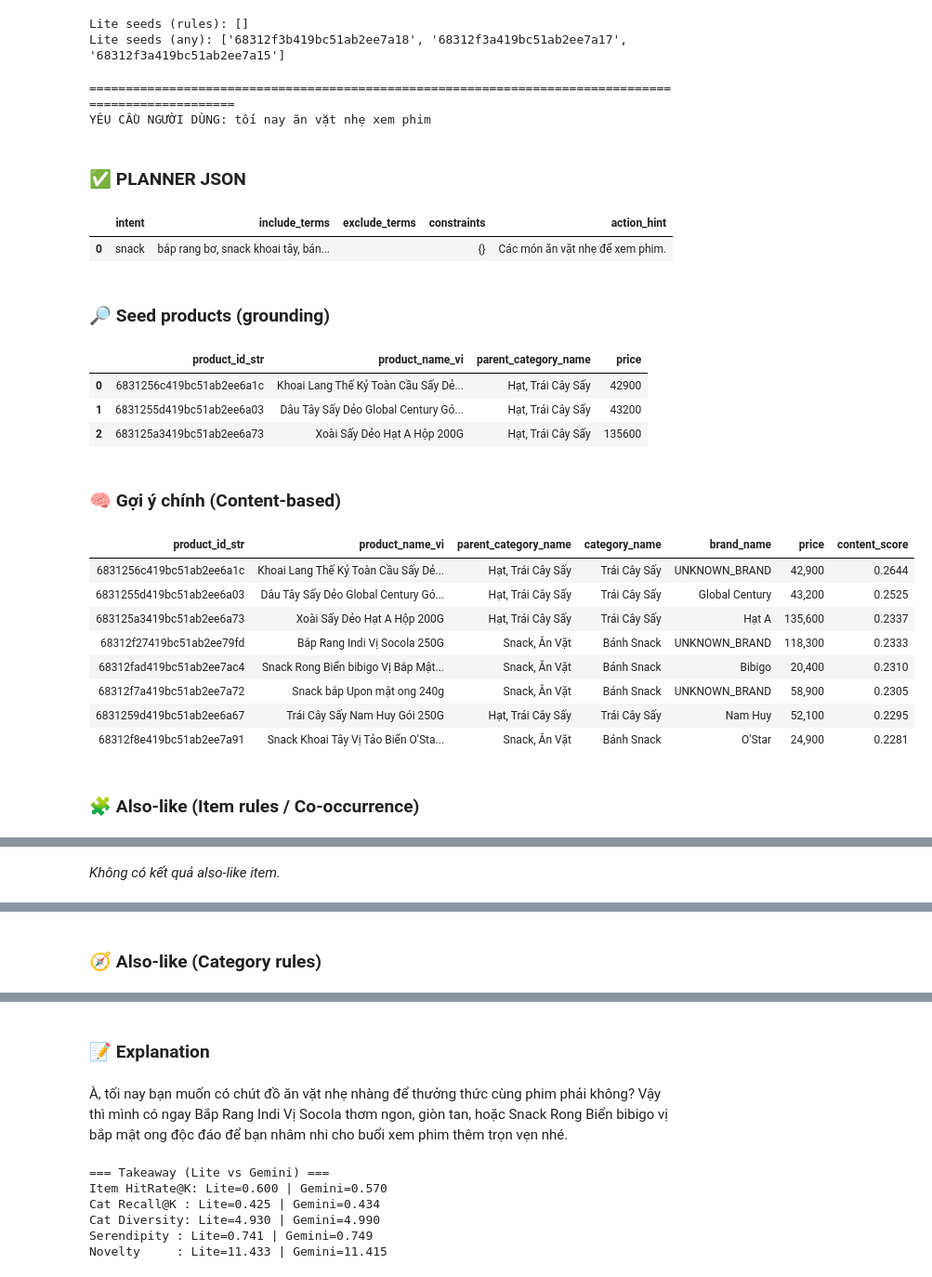
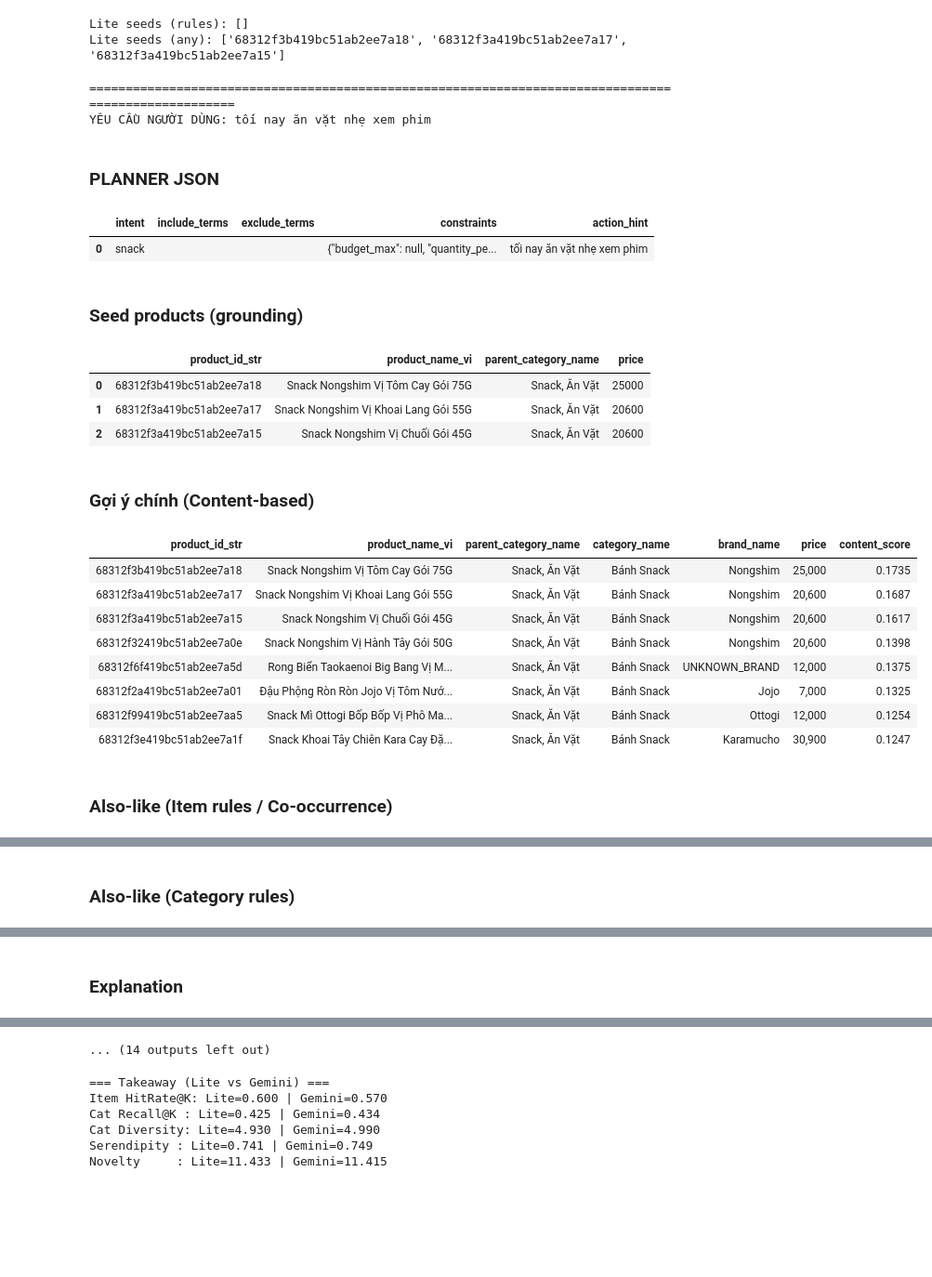
Before and after one commit to TranNhatMinh2012/DACNTT, a Jupyter notebook: LLMsRecommendation.ipynb, the cells around one changed output, grey strips where cells are left out. Shown at 93% size. Cells and saved outputs as stored; diff of their text form; code cells hidden in the pictures; blank space fills up the shorter version.

Commit message:
Update demo

```diff
--- a/LLMsRecommendation.ipynb
+++ b/LLMsRecommendation.ipynb
@@ -872,7 +872,7 @@ def show_recommendation(out: dict):
     print("="*100)
     print("YÊU CẦU NGƯỜI DÙNG:", out["query_raw"])
 
-    display(Markdown("### ✅ PLANNER JSON"))
+    display(Markdown("### PLANNER JSON"))
     display(pd.DataFrame([{
         "intent": plan.get("intent"),
         "include_terms": ", ".join(plan.get("include_terms", [])[:15]),
@@ -881,7 +881,7 @@ def show_recommendation(out: dict):
         "action_hint": plan.get("action_hint","")
     }]))
 
-    display(Markdown("### 🔎 Seed products (grounding)"))
+    display(Markdown("### Seed products (grounding)"))
     seed_rows = []
     for sid in out["seeds"]:
         if sid in prod_lookup.index:
@@ -894,18 +894,18 @@ def show_recommendation(out: dict):
             })
     display(pd.DataFrame(seed_rows))
 
-    display(Markdown("### 🧠 Gợi ý chính (Content-based)"))
+    display(Markdown("### Gợi ý chính (Content-based)"))
     main = out["main"][["product_id_str","product_name_vi","parent_category_name","category_name","brand_name","price","content_score"]]
     display(_style_table(main, ["content_score"]))
 
-    display(Markdown("### 🧩 Also-like (Item rules / Co-occurrence)"))
+    display(Markdown("### Also-like (Item rules / Co-occurrence)"))
     if out["also_item"].empty:
         display(Markdown("_Không có kết quả also-like item._"))
     else:
         cols = [c for c in ["product_id_str","product_name_vi","parent_category_name","category_name","brand_name","price","rule_score","co_count"] if c in out["also_item"].columns]
         display(_style_table(out["also_item"][cols], ["rule_score"]))
 
-    display(Markdown("### 🧭 Also-like (Category rules)"))
+    display(Markdown("### Also-like (Category rules)"))
     if out["also_cat"].empty:
         display(Markdown("_Không có kết quả also-like category._"))
     else:
@@ -913,41 +913,42 @@ def show_recommendation(out: dict):
         display(_style_table(out["also_cat"][cols], ["final_score"]))
 
     if out.get("explanation"):
-        display(Markdown("### 📝 Explanation"))
+        display(Markdown("### Explanation"))
         display(Markdown(out["explanation"]))
 # %%
 def demo(query_text: str, planner_mode="gemini", k_main=8, k_item=6, k_cat=6):
     out = recommend(
         query_text,
         planner_mode=planner_mode,
         k_main=k_main,
         k_item=k_item,
         k_cat=k_cat,
         explain=True
     )
     show_recommendation(out)
 
 # demo nhanh
+demo("tối nay ăn vặt nhẹ xem phim", planner_mode="lite", k_main=8, k_item=6, k_cat=6)
 demo("tối nay ăn vặt nhẹ xem phim", planner_mode="gemini", k_main=8, k_item=6, k_cat=6)
 # %% [output]
 ====================================================================================================
 YÊU CẦU NGƯỜI DÙNG: tối nay ăn vặt nhẹ xem phim
-### ✅ PLANNER JSON
+### PLANNER JSON
 |  | intent | include_terms | exclude_terms | constraints | action_hint |
-| 0 | snack | bắp rang bơ, snack khoai tây, bán... |  | {} | Các món ăn vặt nhẹ để xem phim. |
+| 0 | snack |  |  | {"budget_max": null, "quantity_pe... | tối nay ăn vặt nhẹ xem phim |
-### 🔎 Seed products (grounding)
+### Seed products (grounding)
 |  | product_id_str | product_name_vi | parent_category_name | price |
-| 0 | 6831256c419bc51ab2ee6a1c | Khoai Lang Thế Kỷ Toàn Cầu Sấy Dẻ... | Hạt, Trái Cây Sấy | 42900 |
-| 1 | 6831255d419bc51ab2ee6a03 | Dâu Tây Sấy Dẻo Global Century Gó... | Hạt, Trái Cây Sấy | 43200 |
-| 2 | 683125a3419bc51ab2ee6a73 | Xoài Sấy Dẻo Hạt A Hộp 200G | Hạt, Trái Cây Sấy | 135600 |
+| 0 | 68312f3b419bc51ab2ee7a18 | Snack Nongshim Vị Tôm Cay Gói 75G | Snack, Ăn Vặt | 25000 |
+| 1 | 68312f3a419bc51ab2ee7a17 | Snack Nongshim Vị Khoai Lang Gói 55G | Snack, Ăn Vặt | 20600 |
+| 2 | 68312f3a419bc51ab2ee7a15 | Snack Nongshim Vị Chuối Gói 45G | Snack, Ăn Vặt | 20600 |
-### 🧠 Gợi ý chính (Content-based)
+### Gợi ý chính (Content-based)
 | product_id_str | product_name_vi | parent_category_name | category_name | brand_name | price | content_score |
-| 6831256c419bc51ab2ee6a1c | Khoai Lang Thế Kỷ Toàn Cầu Sấy Dẻ... | Hạt, Trái Cây Sấy | Trái Cây Sấy | UNKNOWN_BRAND | 42,900 | 0.2644 |
-| 6831255d419bc51ab2ee6a03 | Dâu Tây Sấy Dẻo Global Century Gó... | Hạt, Trái Cây Sấy | Trái Cây Sấy | Global Century | 43,200 | 0.2525 |
-| 683125a3419bc51ab2ee6a73 | Xoài Sấy Dẻo Hạt A Hộp 200G | Hạt, Trái Cây Sấy | Trái Cây Sấy | Hạt A | 135,600 | 0.2337 |
-| 68312f27419bc51ab2ee79fd | Bắp Rang Indi Vị Socola 250G | Snack, Ăn Vặt | Bánh Snack | UNKNOWN_BRAND | 118,300 | 0.2333 |
-| 68312fad419bc51ab2ee7ac4 | Snack Rong Biển bibigo Vị Bắp Mật... | Snack, Ăn Vặt | Bánh Snack | Bibigo | 20,400 | 0.2310 |
-| 68312f7a419bc51ab2ee7a72 | Snack bắp Upon mật ong 240g | Snack, Ăn Vặt | Bánh Snack | UNKNOWN_BRAND | 58,900 | 0.2305 |
-| 6831259d419bc51ab2ee6a67 | Trái Cây Sấy Nam Huy Gói 250G | Hạt, Trái Cây Sấy | Trái Cây Sấy | Nam Huy | 52,100 | 0.2295 |
-| 68312f8e419bc51ab2ee7a91 | Snack Khoai Tây Vị Tảo Biển O'Sta... | Snack, Ăn Vặt | Bánh Snack | O'Star | 24,900 | 0.2281 |
+| 68312f3b419bc51ab2ee7a18 | Snack Nongshim Vị Tôm Cay Gói 75G | Snack, Ăn Vặt | Bánh Snack | Nongshim | 25,000 | 0.1735 |
+| 68312f3a419bc51ab2ee7a17 | Snack Nongshim Vị Khoai Lang Gói 55G | Snack, Ăn Vặt | Bánh Snack | Nongshim | 20,600 | 0.1687 |
+| 68312f3a419bc51ab2ee7a15 | Snack Nongshim Vị Chuối Gói 45G | Snack, Ăn Vặt | Bánh Snack | Nongshim | 20,600 | 0.1617 |
+| 68312f32419bc51ab2ee7a0e | Snack Nongshim Vị Hành Tây Gói 50G | Snack, Ăn Vặt | Bánh Snack | Nongshim | 20,600 | 0.1398 |
+| 68312f6f419bc51ab2ee7a5d | Rong Biển Taokaenoi Big Bang Vị M... | Snack, Ăn Vặt | Bánh Snack | UNKNOWN_BRAND | 12,000 | 0.1375 |
+| 68312f2a419bc51ab2ee7a01 | Đậu Phộng Ròn Ròn Jojo Vị Tôm Nướ... | Snack, Ăn Vặt | Bánh Snack | Jojo | 7,000 | 0.1325 |
+| 68312f99419bc51ab2ee7aa5 | Snack Mì Ottogi Bốp Bốp Vị Phô Ma... | Snack, Ăn Vặt | Bánh Snack | Ottogi | 12,000 | 0.1254 |
+| 68312f3e419bc51ab2ee7a1f | Snack Khoai Tây Chiên Kara Cay Đặ... | Snack, Ăn Vặt | Bánh Snack | Karamucho | 30,900 | 0.1247 |
-### 🧩 Also-like (Item rules / Co-occurrence)
+### Also-like (Item rules / Co-occurrence)
@@ -954 +962 @@ YÊU CẦU NGƯỜI DÙNG: tối nay ăn vặt nhẹ xem phim
-_Không có kết quả also-like item._
+### Also-like (Category rules)
@@ -955 +970 @@ _Không có kết quả also-like item._
-### 🧭 Also-like (Category rules)
+### Explanation
@@ -963,5 +971,4 @@ _Không có kết quả also-like item._
-### 📝 Explanation
-À, tối nay bạn muốn có chút đồ ăn vặt nhẹ nhàng để thưởng thức cùng phim phải không? Vậy thì mình có ngay Bắp Rang Indi Vị Socola thơm ngon, giòn tan, hoặc Snack Rong Biển bibigo vị bắp mật ong độc đáo để bạn nhâm nhi cho buổi xem phim thêm trọn vẹn nhé.
+... (14 outputs left out)
 # %%
 def build_eval_samples(sample_n=200, seed=42) -> pd.DataFrame:
     """
```
Also changed, not shown: parts of 2 cells of this notebook.
